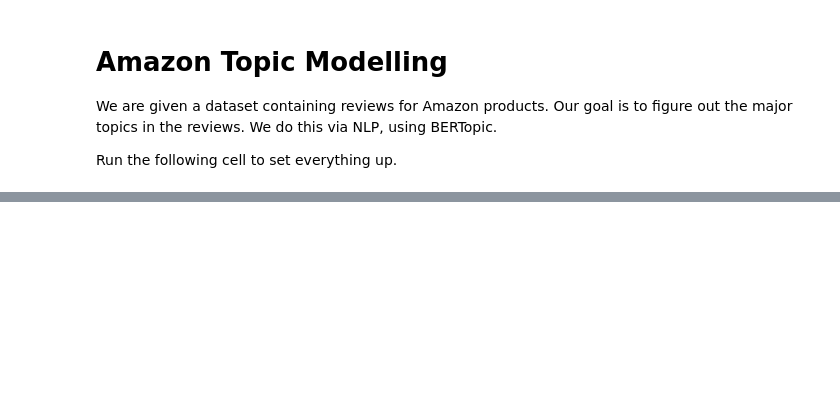
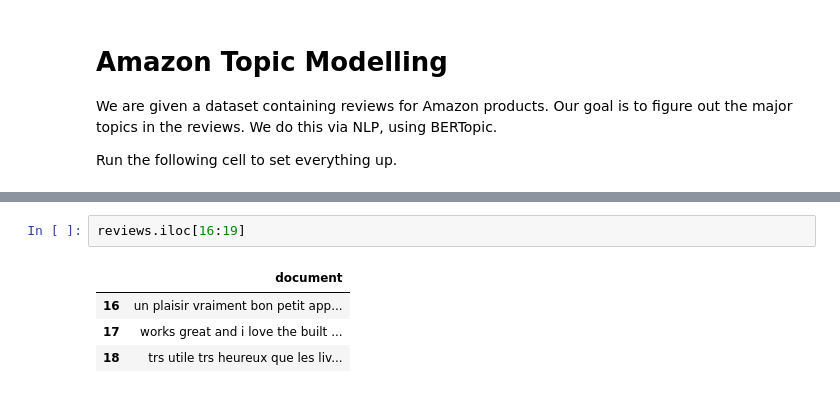
Before and after one commit to danberlyne/amazon-topic-modelling, a Jupyter notebook: amazon-topic-modelling.ipynb, the cells around one changed output, grey strips where cells are left out. Drawn from its saved outputs; the diff is of its cells as text; blank space fills up the shorter version.

```diff
--- a/amazon-topic-modelling.ipynb
+++ b/amazon-topic-modelling.ipynb
@@ -118,0 +205,7 @@ Via `representation_model` param in BERTopic.
+# %%
+reviews.iloc[16:19]
+# %% [output]
+|  | document |
+| 16 | un plaisir vraiment bon petit app... |
+| 17 | works great and i love the built ... |
+| 18 | trs utile trs heureux que les liv... |
```
Also changed, not shown: parts of 63 cells of this notebook.
